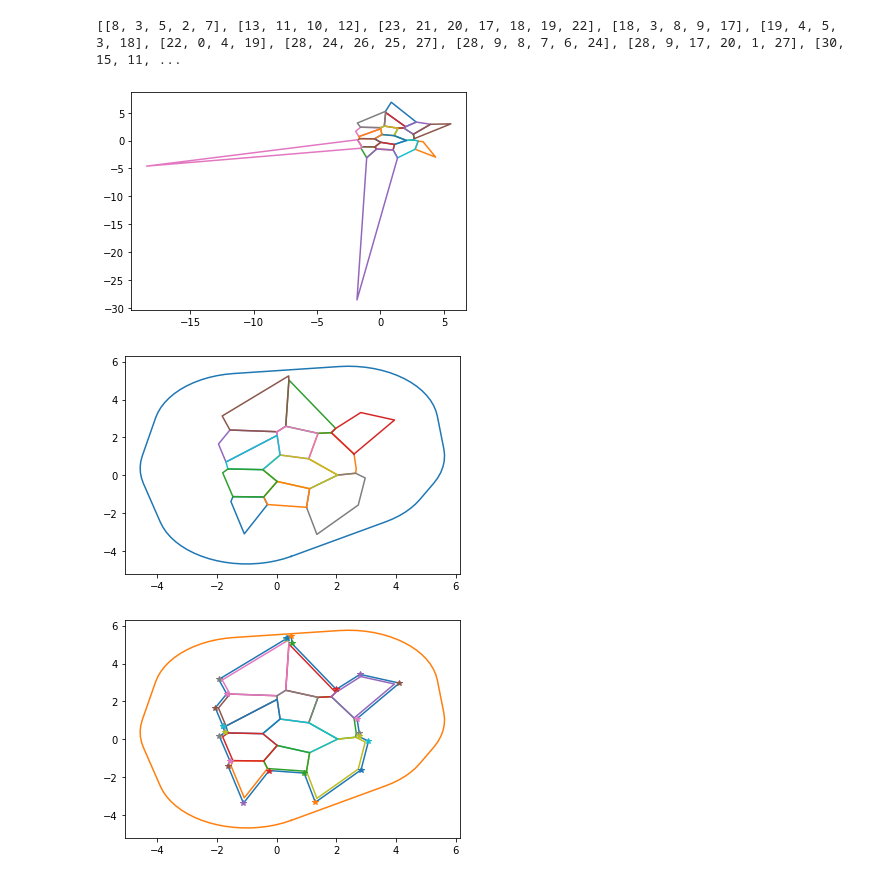
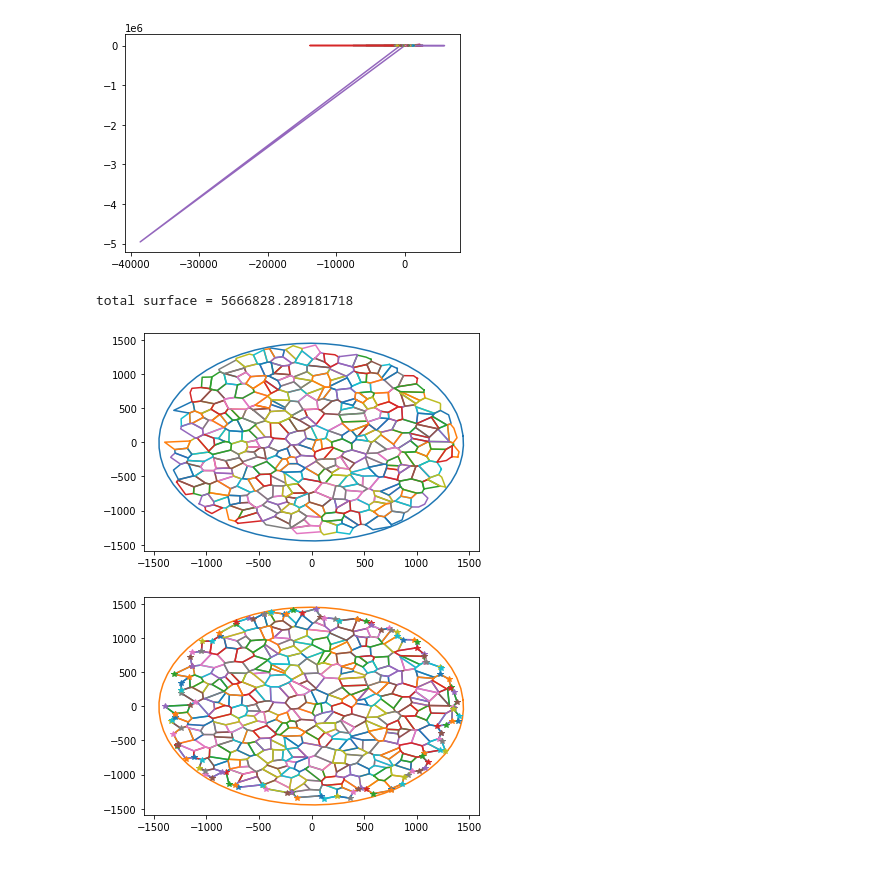
Before and after one commit to Timelessprod/mapcraft, a Jupyter notebook: testing.ipynb, the cells around one changed output. Cells and saved outputs as stored; diff of their text form; code cells hidden in the pictures.

```diff
--- a/testing.ipynb
+++ b/testing.ipynb
@@ -15,13 +16,25 @@ from scipy.spatial import Voronoi, voronoi_plot_2d
 
 %matplotlib inline
 # %%
+density = 10000
+population = 2_000_000
+surface = (population // density) * 1000
 
-N = 5
-radius = (N-2)
-points = np.array([[x,y] for x in np.linspace(-1,1,N) for y in np.linspace(-1,1,N)])
-#print(points)
-points *= radius
-points += np.random.random((len(points), 2)) * (radius / 2)
+l = int(math.sqrt(surface))
+
+print(f"surface = {surface}")
+print(f"l = {l}")
+
+N =  int(l) // 60 - 1
+print(N)
+radius = N
+
+points = np.array([[x,y] for x in np.linspace(-l,l,N) for y in np.linspace(-l,l,N)])
+
+plt.scatter(points[:,0], points[:,1])
+
+points += np.random.random((len(points), 2)) * (radius * 10)
+plt.scatter(points[:,0], points[:,1])
 vor = Voronoi(points)
 voronoi_plot_2d(vor);
 # %% [output]
@@ -29,24 +46,24 @@ voronoi_plot_2d(vor);
 # %%
 regions = [r for r in vor.regions if -1 not in r and len(r) > 0]
-print(regions)
 regions = [Polygon([vor.vertices[i] for i in r]) for r in regions]
-# %% [output]
-[[8, 3, 5, 2, 7], [13, 11, 10, 12], [23, 21, 20, 17, 18, 19, 22], [18, 3, 8, 9, 17], [19, 4, 5, 3, 18], [22, 0, 4, 19], [28, 24, 26, 25, 27], [28, 9, 8, 7, 6, 24], [28, 9, 17, 20, 1, 27], [30, 15, 11, ...
 # %%
 for r in regions:
     plt.plot(*r.exterior.xy)
 # %% [output]
-[figure, old version]
+[figure, new version]
 # %%
-zone = Polygon((2 * np.random.random((8,2)) - 1) * radius ).convex_hull.buffer(radius/1)
+zone = Polygon((2 * np.random.random((8,2)) - 1) * radius).convex_hull.buffer(radius * 65)
 #zone = Polygon([(0,0), (1,-3), (2, 3)]).buffer(width/2)
 regions = [r for r in regions if zone.contains(r) ]
 # %%
 plt.plot(*zone.exterior.xy)
 for r in regions:
     plt.plot(*r.exterior.xy)
+area = sum([r.area for r in regions])
+print(f"total surface = {area}")
 # %% [output]
+total surface = 5666828.289181718
-[figure, old version]
+[figure, new version]
 # %%
 walls = MultiPolygon(regions).buffer(0.1, join_style=2) # 100 mètres entre les quartiers et les murs
 plt.plot(*walls.exterior.xy)
@@ -56,4 +73,4 @@ for r in regions:
 for tower in np.array(walls.exterior):
     plt.plot(*tower, '*')
 # %% [output]
-[figure, old version]
+[figure, new version]
```
Also changed, not shown: parts of 2 cells of this notebook, 9 other files.
